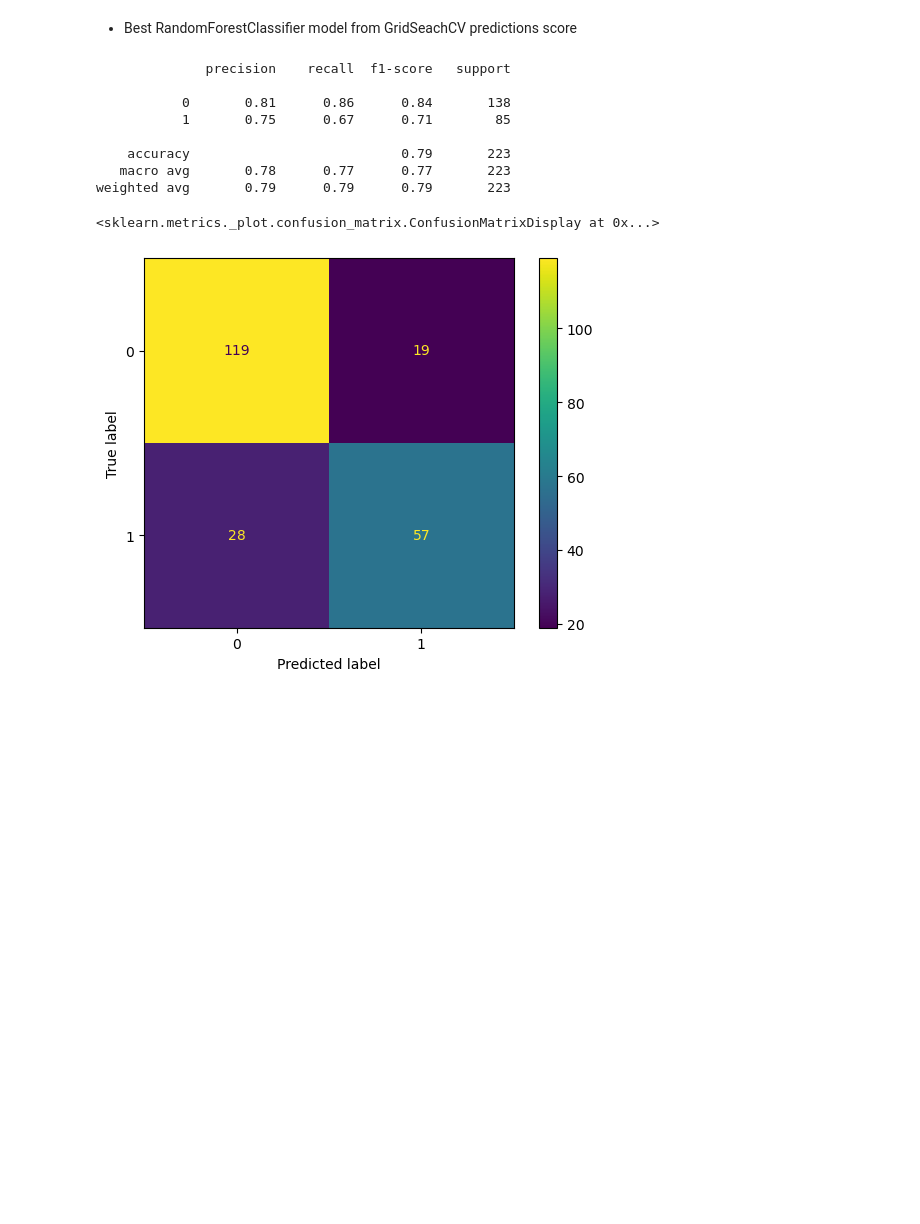
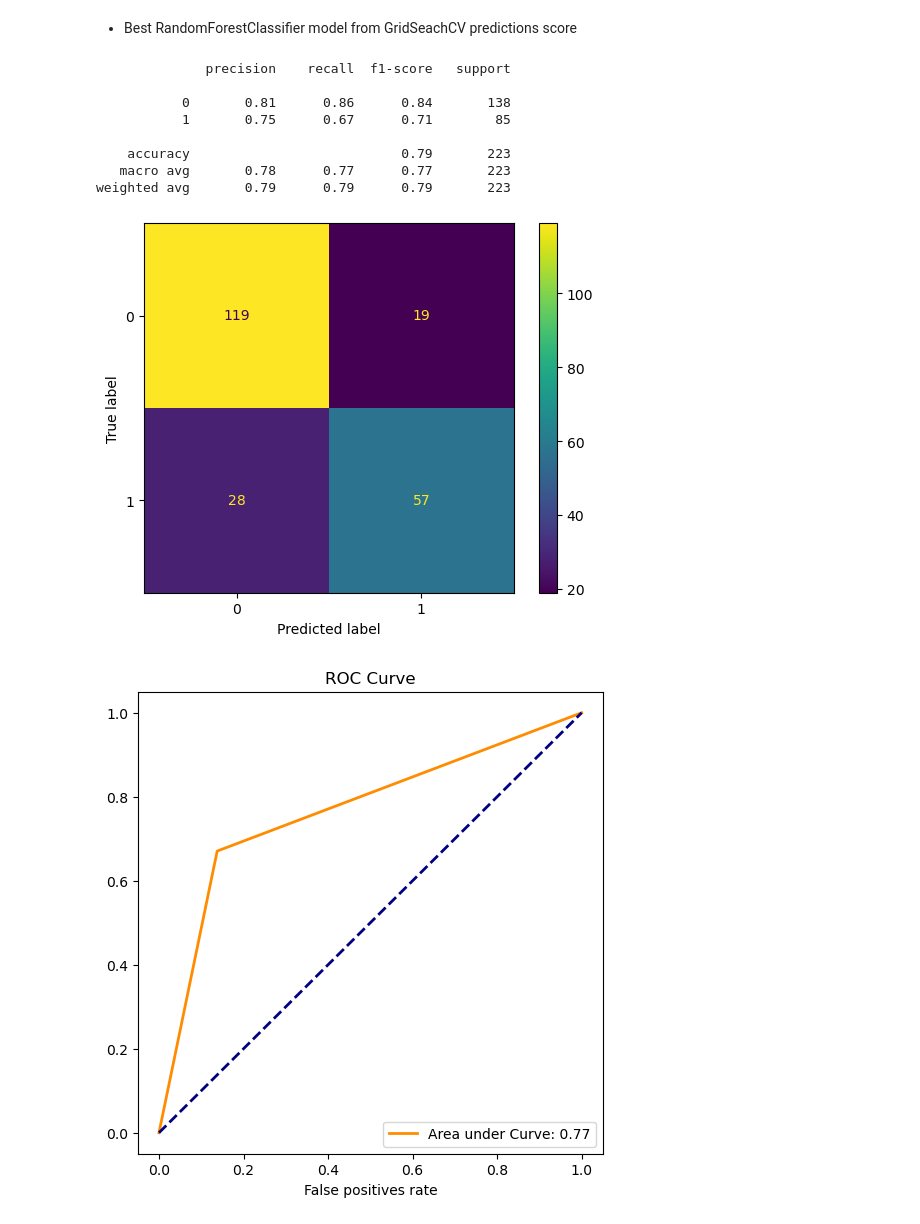
Before and after one commit to LucasVmigotto/kraggle-competitions, a Jupyter notebook: notebooks/1-lvm-titanic.ipynb, the cells around one changed output. Drawn from its saved outputs; the diff is of its cells as text; code cells hidden in the pictures; blank space fills up the shorter version.

Commit message:
validate, predict test and save model and encoder

```diff
--- a/notebooks/1-lvm-titanic.ipynb
+++ b/notebooks/1-lvm-titanic.ipynb
@@ -226,7 +226,7 @@ from sklearn.preprocessing import LabelEncoder
 * Use OneHotEncoder to generate dummies for categorical columns creating a transformer
 # %%
 one_hot = make_column_transformer(
-    (OneHotEncoder(drop='if_binary'), ['Pclass', 'Sex', 'SibSp', 'Parch', 'Embarked']),
+    (OneHotEncoder(drop='if_binary', handle_unknown='ignore'), ['Pclass', 'Sex', 'SibSp', 'Parch', 'Embarked']),
     remainder='passthrough',
     sparse_threshold=0
 )
@@ -277,7 +277,7 @@ model_dummy = DummyClassifier(random_state=0)
 model_dummy.fit(x_train, y_train)
 y_hat_dummy = model_dummy.predict(x_val)
 # %%
-param_grid = {
+params_grid = {
     'n_estimators': [100, 150, 200, 250, 300, 350],
     'max_depth': [2, 4, 6, 8, 10],
     'min_samples_split': [2, 3, 5],
@@ -285,12 +285,12 @@ param_grid = {
 }
 # %%
 grid_cv = GridSearchCV(estimator=RandomForestClassifier(random_state=0),
-                       param_grid=param_grid,
-                       scoring='accuracy',
-                       cv=StratifiedKFold(5,
-                                          random_state=0,
-                                          shuffle=True, ),
-                       n_jobs=-1)
+                        param_grid=params_grid,
+                        scoring='accuracy',
+                        cv=StratifiedKFold(5,
+                                           random_state=0,
+                                           shuffle=True, ),
+                        n_jobs=-1)
 # %%
 grid_cv.fit(x_train, y_train)
 # %% [output]
@@ -310,6 +313,26 @@ from sklearn.tree import plot_tree
 from sklearn.metrics import confusion_matrix
 from sklearn.metrics import ConfusionMatrixDisplay
 from sklearn.metrics import classification_report
+# %%
+def plot_roc_curve(y_true, y_pred):
+    fpr, trp, thresholds = roc_curve(y_true, y_pred)
+    plt.figure(figsize=(6, 6))
+    plt.plot(fpr, trp,
+             color='darkorange',
+             lw=2,
+             linestyle='-',
+             label='Area under Curve: %.2f' % auc(fpr, trp))
+    plt.plot([0, 1], [0, 1],
+              color='navy',
+              lw=2,
+              linestyle='--')
+
+    plt.title('ROC Curve')
+
+    plt.xlabel('True positives rate')
+    plt.xlabel('False positives rate')
+
+    plt.legend(loc='lower right')
 # %% [markdown]
 * Dummy predictions score
 # %%
@@ -331,14 +351,15 @@ weighted avg       0.38      0.62      0.47       223
 # %%
 print(classification_report(y_val, y_hat))
 ConfusionMatrixDisplay.from_predictions(y_val, y_hat)
+plot_roc_curve(y_val, y_hat)
 # %% [output]
               precision    recall  f1-score   support
 
            0       0.81      0.86      0.84       138
            1       0.75      0.67      0.71        85
 
     accuracy                           0.79       223
    macro avg       0.78      0.77      0.77       223
 weighted avg       0.79      0.79      0.79       223
-<sklearn.metrics._plot.confusion_matrix.ConfusionMatrixDisplay at 0x...>
 [figure]
+[figure, added]
```
Also changed, not shown: parts of 12 cells of this notebook, 2 other files.
